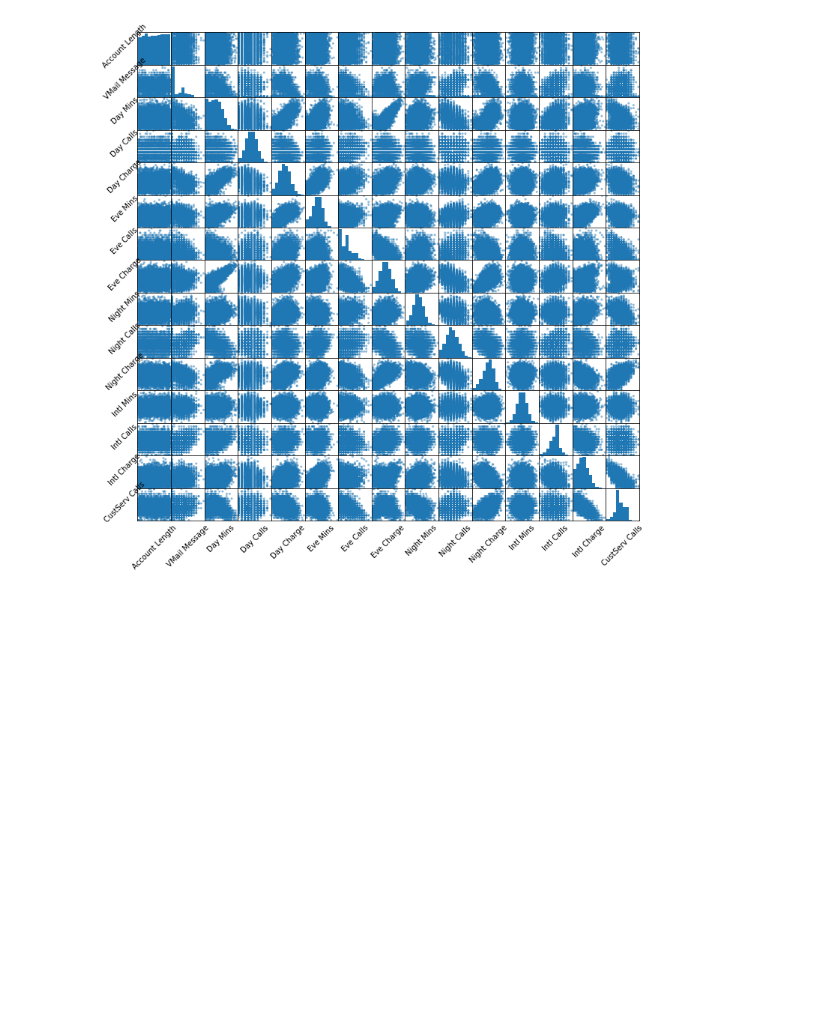
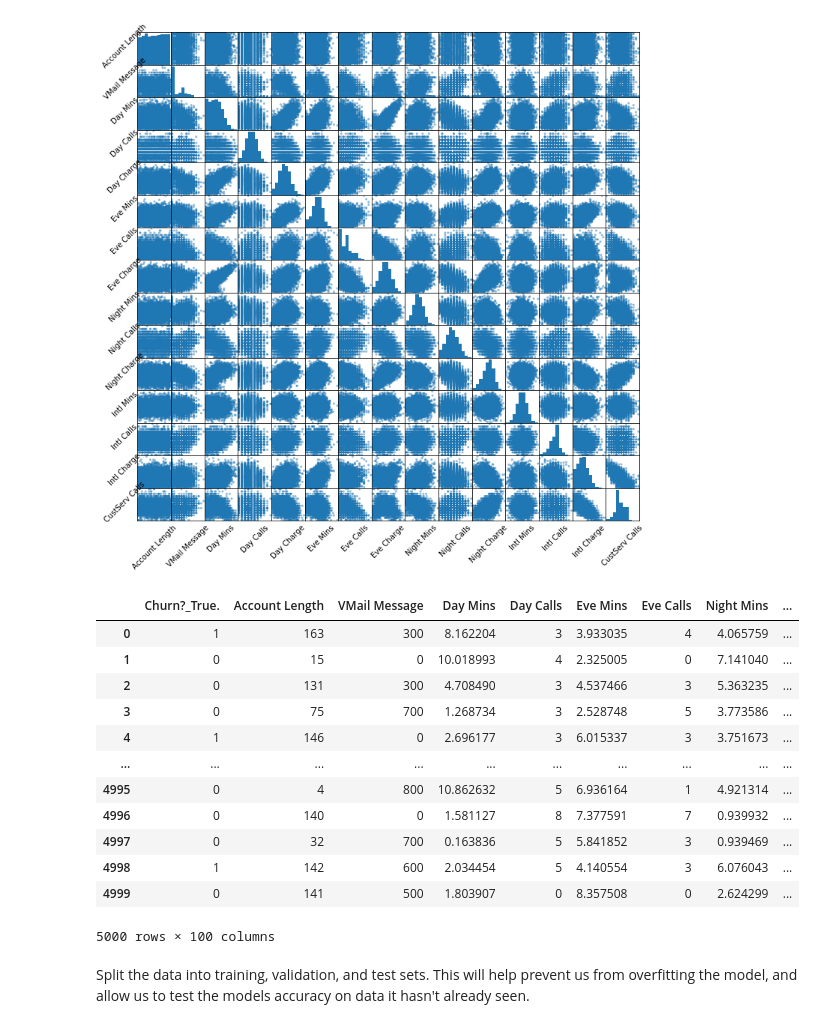
Before and after one commit to data-analytics-professionals/customer-churn, a Jupyter notebook: project-customer-churn.ipynb, the cells around one changed output. Cells and saved outputs as stored; diff of their text form; code cells hidden in the pictures; blank space fills up the shorter version.

Commit message:
Converted categorical features into numeric feature.  Spitted the data into training, validation, and test sets.

```diff
--- a/project-customer-churn.ipynb
+++ b/project-customer-churn.ipynb
@@ -281,3 +281,21 @@ churn = churn.drop(['Day Charge', 'Eve Charge', 'Night Charge', 'Intl Charge'],
 # %%
 model_data = pd.get_dummies(churn)
 model_data = pd.concat([model_data['Churn?_True.'], model_data.drop(['Churn?_False.', 'Churn?_True.'], axis=1)], axis=1)
+model_data
+# %% [output]
+|  | Churn?_True. | Account Length | VMail Message | Day Mins | Day Calls | Eve Mins | Eve Calls | Night Mins | ... |
+| 0 | 1 | 163 | 300 | 8.162204 | 3 | 3.933035 | 4 | 4.065759 | ... |
+| 1 | 0 | 15 | 0 | 10.018993 | 4 | 2.325005 | 0 | 7.141040 | ... |
+| 2 | 0 | 131 | 300 | 4.708490 | 3 | 4.537466 | 3 | 5.363235 | ... |
+| 3 | 0 | 75 | 700 | 1.268734 | 3 | 2.528748 | 5 | 3.773586 | ... |
+| 4 | 1 | 146 | 0 | 2.696177 | 3 | 6.015337 | 3 | 3.751673 | ... |
+| ... | ... | ... | ... | ... | ... | ... | ... | ... | ... |
+| 4995 | 0 | 4 | 800 | 10.862632 | 5 | 6.936164 | 1 | 4.921314 | ... |
+| 4996 | 0 | 140 | 0 | 1.581127 | 8 | 7.377591 | 7 | 0.939932 | ... |
+| 4997 | 0 | 32 | 700 | 0.163836 | 5 | 5.841852 | 3 | 0.939469 | ... |
+| 4998 | 1 | 142 | 600 | 2.034454 | 5 | 4.140554 | 3 | 6.076043 | ... |
+| 4999 | 0 | 141 | 500 | 1.803907 | 0 | 8.357508 | 0 | 2.624299 | ... |
+5000 rows × 100 columns
+# %% [markdown]
+
+Split the data into training, validation, and test sets. This will help prevent us from overfitting the model, and allow us to test the models accuracy on data it hasn't already seen.
```
Also changed, not shown: parts of 1 cell of this notebook, 2 other files.
